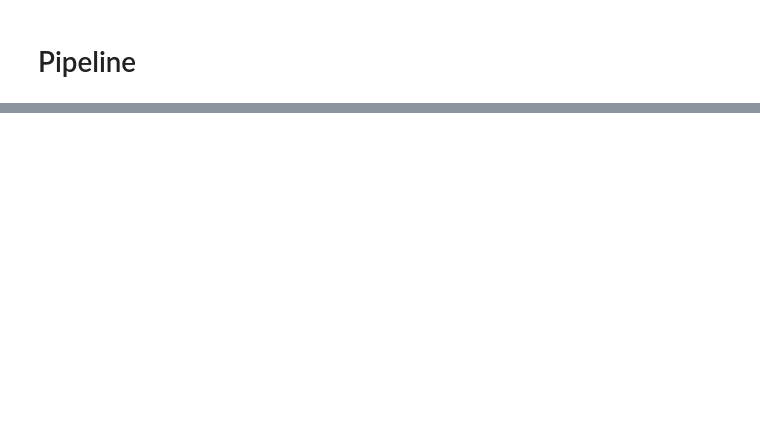
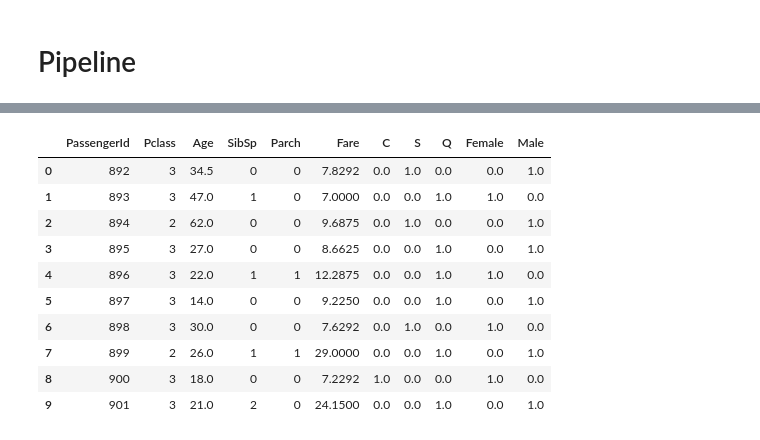
Before and after one commit to MoRahh/titanic-survival-prediction, a Jupyter notebook: main.ipynb, the cells around one changed output, grey strips where cells are left out. Saved outputs shown, nothing was run; the diff lists cells and outputs as text; code cells hidden in the pictures; blank space fills up the shorter version.

```diff
--- a/main.ipynb
+++ b/main.ipynb
@@ -177,0 +231,2 @@ y_data = y.to_numpy()
+# %%
+full_data = pipe.fit_transform(titanic_data)
@@ -177,0 +270,2 @@ y_data = y.to_numpy()
+# %%
+titanic_test_data = pd.read_csv("data/test.csv")
@@ -177,0 +281,16 @@ y_data = y.to_numpy()
+# %%
+final_test_data = pipe.fit_transform(titanic_test_data)
+# %%
+final_test_data.head(10)
+# %% [output]
+|  | PassengerId | Pclass | Age | SibSp | Parch | Fare | C | S | Q | Female | Male |
+| 0 | 892 | 3 | 34.5 | 0 | 0 | 7.8292 | 0.0 | 1.0 | 0.0 | 0.0 | 1.0 |
+| 1 | 893 | 3 | 47.0 | 1 | 0 | 7.0000 | 0.0 | 0.0 | 1.0 | 1.0 | 0.0 |
+| 2 | 894 | 2 | 62.0 | 0 | 0 | 9.6875 | 0.0 | 1.0 | 0.0 | 0.0 | 1.0 |
+| 3 | 895 | 3 | 27.0 | 0 | 0 | 8.6625 | 0.0 | 0.0 | 1.0 | 0.0 | 1.0 |
+| 4 | 896 | 3 | 22.0 | 1 | 1 | 12.2875 | 0.0 | 0.0 | 1.0 | 1.0 | 0.0 |
+| 5 | 897 | 3 | 14.0 | 0 | 0 | 9.2250 | 0.0 | 0.0 | 1.0 | 0.0 | 1.0 |
+| 6 | 898 | 3 | 30.0 | 0 | 0 | 7.6292 | 0.0 | 1.0 | 0.0 | 1.0 | 0.0 |
+| 7 | 899 | 2 | 26.0 | 1 | 1 | 29.0000 | 0.0 | 0.0 | 1.0 | 0.0 | 1.0 |
+| 8 | 900 | 3 | 18.0 | 0 | 0 | 7.2292 | 1.0 | 0.0 | 0.0 | 1.0 | 0.0 |
+| 9 | 901 | 3 | 21.0 | 2 | 0 | 24.1500 | 0.0 | 0.0 | 1.0 | 0.0 | 1.0 |
```
Also changed, not shown: parts of 25 cells of this notebook, 1 other file.
